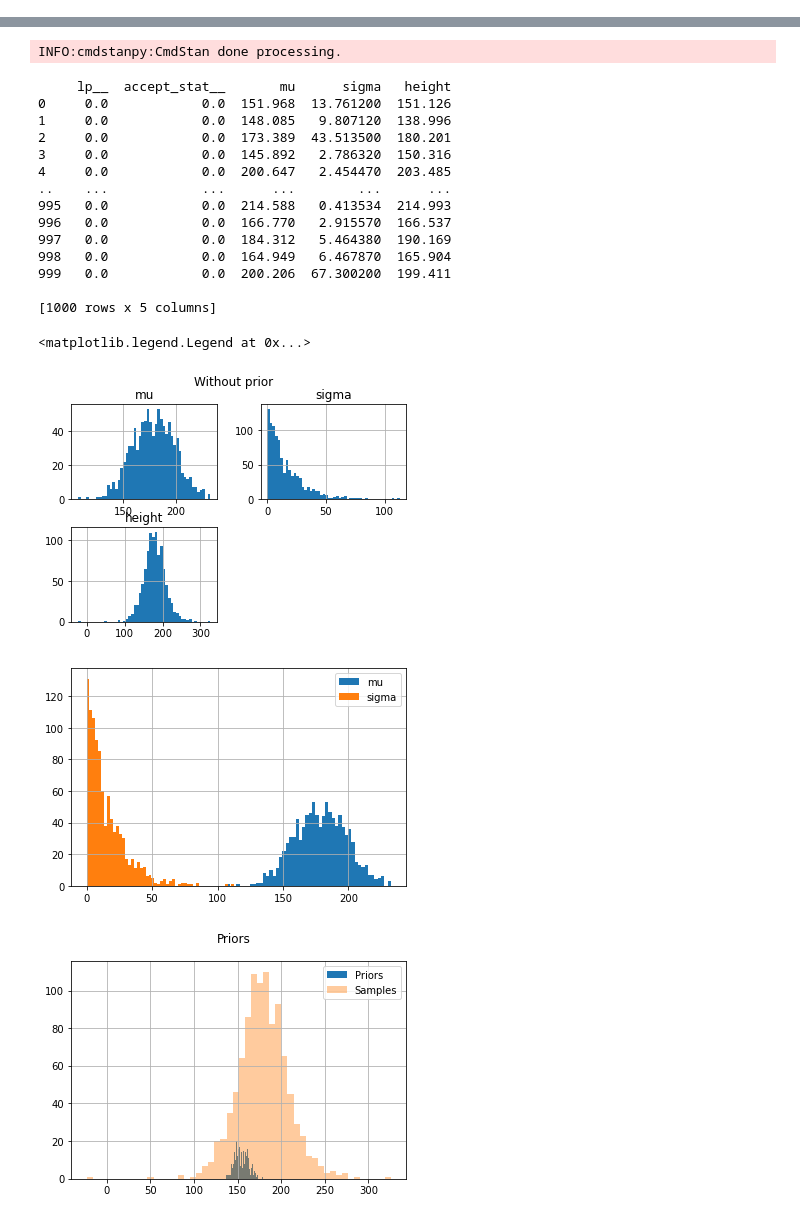
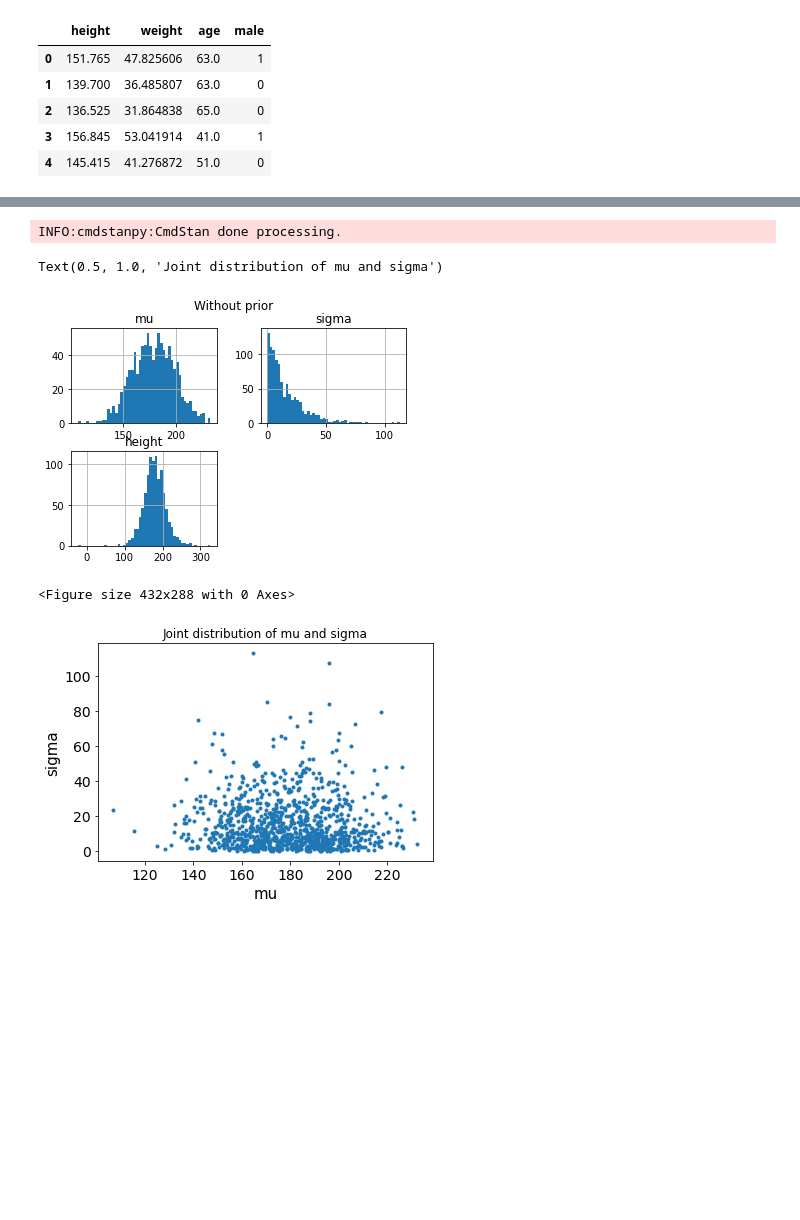
Before and after one commit to Brudzisz/Brudzisz_data_analytics, a Jupyter notebook: lab4/lab4.ipynb, the cells around one changed output, grey strips where cells are left out. Saved outputs shown, nothing was run; the diff lists cells and outputs as text; code cells hidden in the pictures; blank space fills up the shorter version.

```diff
--- a/lab4/lab4.ipynb
+++ b/lab4/lab4.ipynb
@@ -8,61 +38,46 @@ import pandas as pd
+# %%
+#TASK 1 - PRIOR PREDICTIVE CHECKS
+_BASE_URL = "https://raw.githubusercontent.com/rmcelreath/rethinking/Experimental/data"
+HOWELL_DATABASE_PATH = f"{_BASE_URL}/Howell1.csv"
+d = pd.read_csv(HOWELL_DATABASE_PATH, sep=";", header=0)
+d = d[d.age>=18] # Just adults
+d.head()
+# %% [output]
+|  | height | weight | age | male |
+| 0 | 151.765 | 47.825606 | 63.0 | 1 |
+| 1 | 139.700 | 36.485807 | 63.0 | 0 |
+| 2 | 136.525 | 31.864838 | 65.0 | 0 |
+| 3 | 156.845 | 53.041914 | 41.0 | 1 |
+| 4 | 145.415 | 41.276872 | 51.0 | 0 |
 # %%
-_BASE_URL = "https://raw.githubusercontent.com/rmcelreath/rethinking/Experimental/data"
-HOWELL_DATABASE_PATH = f"{_BASE_URL}/Howell1.csv"
-d = pd.read_csv(HOWELL_DATABASE_PATH, sep=";", header=0)
-d = d[d.age>=18] # Just adults
-d.head()
-
 model_pcc = CmdStanModel(stan_file = "height_1_pcc.stan")
 
-#MODEL 1
 R = 1000
 sim = model_pcc.sample(iter_sampling = R,
                         iter_warmup = 0,
                         chains = 1,
                         fixed_param=True,
                         seed = 29032020, refresh = R)
 df1 = sim.draws_pd()
-print(df1)
+# print(df1)
 
 
-#PLOT
+#1. PLOT HISTOGRAMS OF MU, SIGMA, AND SIMULATED HEIGHT
 bins = 50
 df1_plot = df1.drop(df1.columns[:-3], 1)
 df1_plot.hist(bins = bins)
 plt.suptitle("Without prior")
 
-#Joint distribution or whatever idk
+#2. PLOT A JOINT DISTRIBUTION OF MU AND SIGMA
 plt.figure(2)
-df1["mu"].hist(bins = bins)
-df1["sigma"].hist(bins = bins)
-plt.legend(["mu", "sigma"])
-
-#Check if they're consistent with priors
-plt.figure(3)
-d["height"].hist(bins=bins)
-df1["height"].hist(bins = bins, alpha=0.4)
-plt.suptitle("Priors")
-plt.legend(["Priors", "Samples"])
+az.plot_pair({"mu": df1["mu"], "sigma": df1["sigma"]})
+plt.title("Joint distribution of mu and sigma")
 # %% [output]
 INFO:cmdstanpy:found newer exe file, not recompiling
 INFO:cmdstanpy:CmdStan start processing
 chain 1 |██████████| 00:00 Sampling completed
 INFO:cmdstanpy:CmdStan done processing.
-     lp__  accept_stat__       mu      sigma   height
-0     0.0            0.0  151.968  13.761200  151.126
-1     0.0            0.0  148.085   9.807120  138.996
-2     0.0            0.0  173.389  43.513500  180.201
-3     0.0            0.0  145.892   2.786320  150.316
-4     0.0            0.0  200.647   2.454470  203.485
-..    ...            ...      ...        ...      ...
-995   0.0            0.0  214.588   0.413534  214.993
-996   0.0            0.0  166.770   2.915570  166.537
-997   0.0            0.0  184.312   5.464380  190.169
-998   0.0            0.0  164.949   6.467870  165.904
-999   0.0            0.0  200.206  67.300200  199.411
-
-[1000 rows x 5 columns]
+Text(0.5, 1.0, 'Joint distribution of mu and sigma')
+[figure]
-<matplotlib.legend.Legend at 0x...>
+<Figure size 432x288 with 0 Axes>
-[figure]
-[figure, old version]
+[figure, new version]
-[figure, removed]
```
Also changed, not shown: parts of 13 cells of this notebook.
